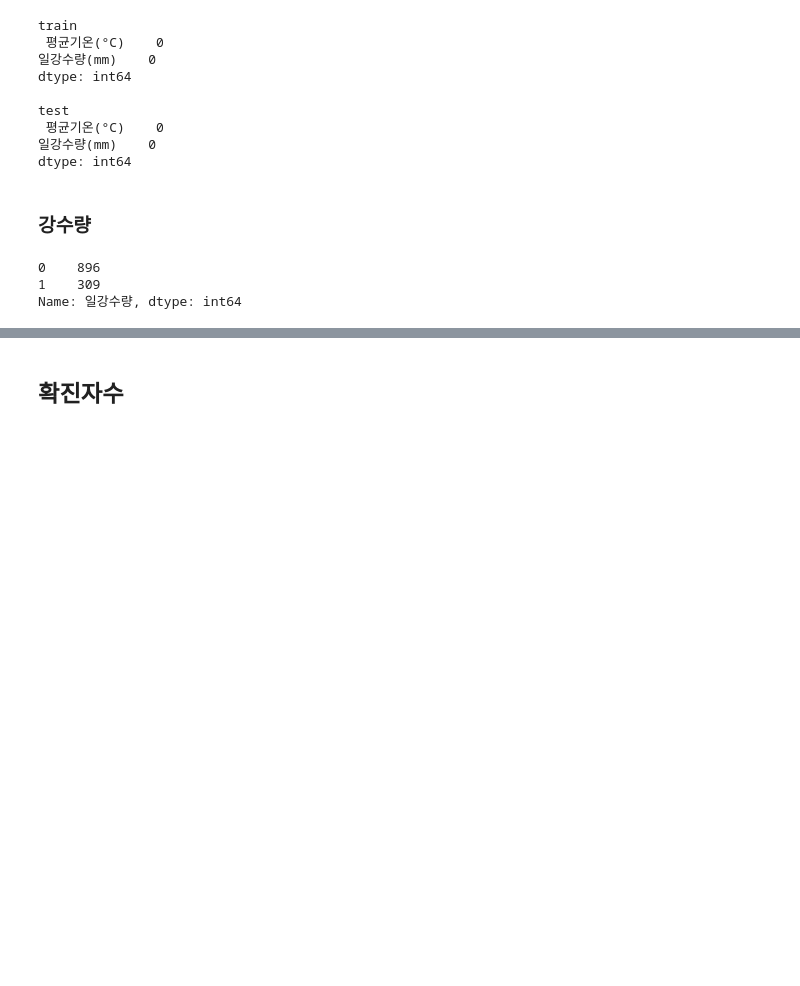
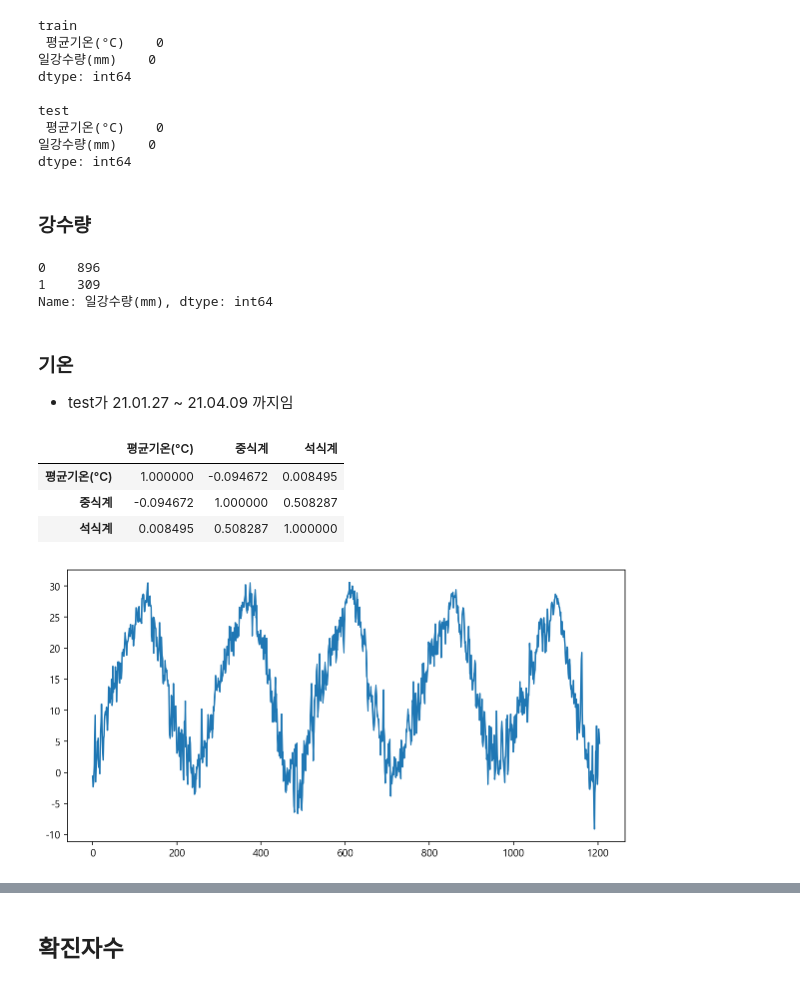
Before and after one commit to Park-taenam/DACON, a Jupyter notebook: restaurant/Restaurant.ipynb, the cells around one changed output, grey strips where cells are left out. Saved outputs shown, nothing was run; the diff lists cells and outputs as text; code cells hidden in the pictures; blank space fills up the shorter version.

```diff
--- a/restaurant/Restaurant.ipynb
+++ b/restaurant/Restaurant.ipynb
@@ -126,10 +126,26 @@ dtype: int64
 # %% [markdown]
 ### 강수량
 # %%
-train['일강수량'] = np.where(train.loc[:,'일강수량(mm)']==0, 0, 1)
+train['일강수량(mm)'] = np.where(train.loc[:,'일강수량(mm)']==0, 0, 1)
 # %%
-train['일강수량'].value_counts()
+train['일강수량(mm)'].value_counts()
 # %% [output]
 0    896
 1    309
-Name: 일강수량, dtype: int64
+Name: 일강수량(mm), dtype: int64
+# %% [markdown]
+### 기온
+- test가 21.01.27 ~ 21.04.09 까지임
+# %%
+train.loc[:,['평균기온(°C)', '중식계', '석식계']].corr()
+# %% [output]
+|  | 평균기온(°C) | 중식계 | 석식계 |
+| 평균기온(°C) | 1.000000 | -0.094672 | 0.008495 |
+| 중식계 | -0.094672 | 1.000000 | 0.508287 |
+| 석식계 | 0.008495 | 0.508287 | 1.000000 |
+# %%
+plt.figure(figsize=(10,5))
+plt.plot(train.index, train['평균기온(°C)'])
+plt.show()
+# %% [output]
+[figure, added]
```
Also changed, not shown: parts of 47 cells of this notebook.
